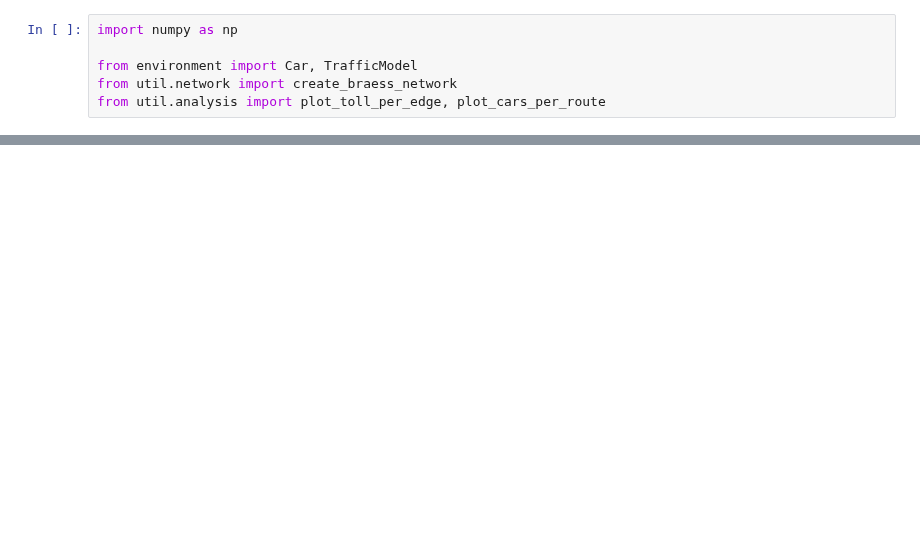
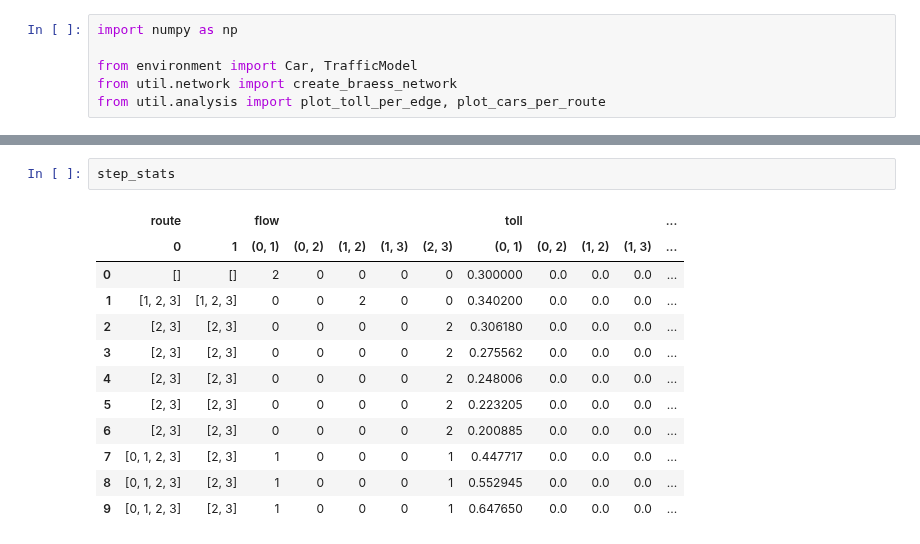
Before and after one commit to michoest/aamas-2024, a Jupyter notebook: src/traffic/v3/test.ipynb, the cells around one changed output, grey strips where cells are left out. Saved outputs shown, nothing was run; the diff lists cells and outputs as text; blank space fills up the shorter version.

```diff
--- a/src/traffic/v3/test.ipynb
+++ b/src/traffic/v3/test.ipynb
@@ -44,0 +40,15 @@ plot_toll_per_edge(step_stats)
+# %%
+step_stats
+# %% [output]
+|  | route |  | flow |  |  |  |  | toll |  |  |  | ... |
+|  | 0 | 1 | (0, 1) | (0, 2) | (1, 2) | (1, 3) | (2, 3) | (0, 1) | (0, 2) | (1, 2) | (1, 3) | ... |
+| 0 | [] | [] | 2 | 0 | 0 | 0 | 0 | 0.300000 | 0.0 | 0.0 | 0.0 | ... |
+| 1 | [1, 2, 3] | [1, 2, 3] | 0 | 0 | 2 | 0 | 0 | 0.340200 | 0.0 | 0.0 | 0.0 | ... |
+| 2 | [2, 3] | [2, 3] | 0 | 0 | 0 | 0 | 2 | 0.306180 | 0.0 | 0.0 | 0.0 | ... |
+| 3 | [2, 3] | [2, 3] | 0 | 0 | 0 | 0 | 2 | 0.275562 | 0.0 | 0.0 | 0.0 | ... |
+| 4 | [2, 3] | [2, 3] | 0 | 0 | 0 | 0 | 2 | 0.248006 | 0.0 | 0.0 | 0.0 | ... |
+| 5 | [2, 3] | [2, 3] | 0 | 0 | 0 | 0 | 2 | 0.223205 | 0.0 | 0.0 | 0.0 | ... |
+| 6 | [2, 3] | [2, 3] | 0 | 0 | 0 | 0 | 2 | 0.200885 | 0.0 | 0.0 | 0.0 | ... |
+| 7 | [0, 1, 2, 3] | [2, 3] | 1 | 0 | 0 | 0 | 1 | 0.447717 | 0.0 | 0.0 | 0.0 | ... |
+| 8 | [0, 1, 2, 3] | [2, 3] | 1 | 0 | 0 | 0 | 1 | 0.552945 | 0.0 | 0.0 | 0.0 | ... |
+| 9 | [0, 1, 2, 3] | [2, 3] | 1 | 0 | 0 | 0 | 1 | 0.647650 | 0.0 | 0.0 | 0.0 | ... |
```
Also changed, not shown: parts of 4 cells of this notebook.
